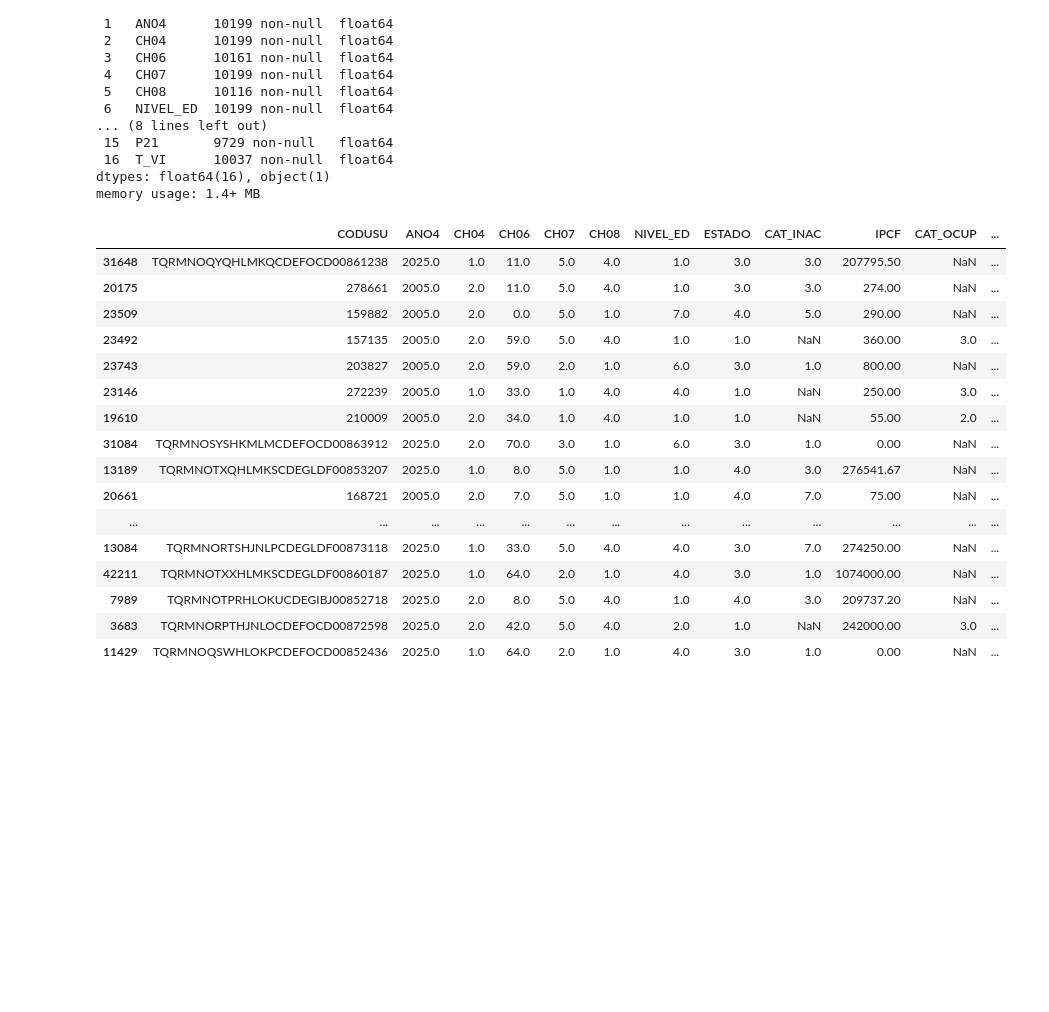
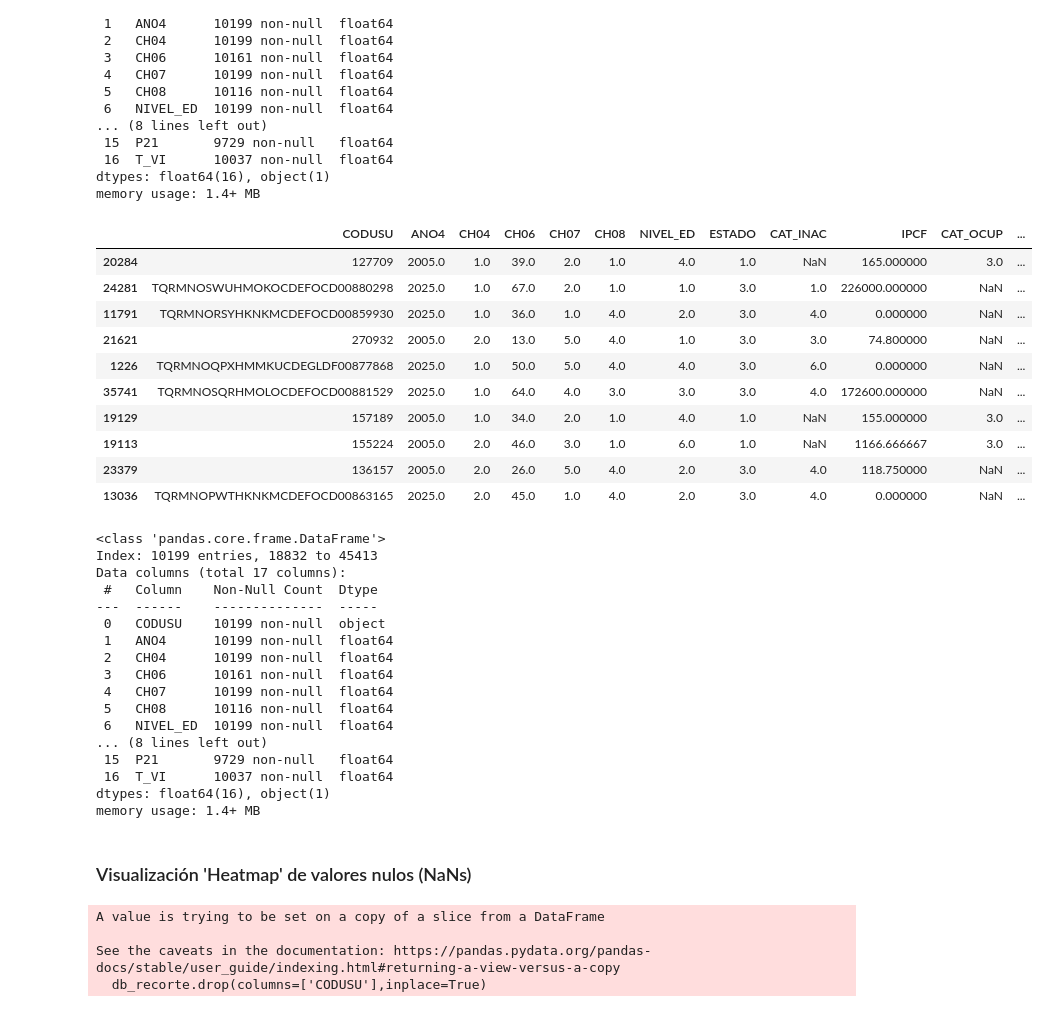
Before and after one commit to StefanoPistoia/Big-Data-Grupo-2, a Jupyter notebook: TP2/BigData_TP2_Grupo2.ipynb, the cells around one changed output. Saved outputs shown, nothing was run; the diff lists cells and outputs as text; code cells hidden in the pictures; blank space fills up the shorter version.

```diff
--- a/TP2/BigData_TP2_Grupo2.ipynb
+++ b/TP2/BigData_TP2_Grupo2.ipynb
@@ -568,22 +570,38 @@ Data columns (total 17 columns):
 dtypes: float64(16), object(1)
 memory usage: 1.4+ MB
 # %%
-db_recorte.sample(20)
+db_recorte.sample(10)
 # %% [output]
 |  | CODUSU | ANO4 | CH04 | CH06 | CH07 | CH08 | NIVEL_ED | ESTADO | CAT_INAC | IPCF | CAT_OCUP | ... |
-| 31648 | TQRMNOQYQHLMKQCDEFOCD00861238 | 2025.0 | 1.0 | 11.0 | 5.0 | 4.0 | 1.0 | 3.0 | 3.0 | 207795.50 | NaN | ... |
-| 20175 | 278661 | 2005.0 | 2.0 | 11.0 | 5.0 | 4.0 | 1.0 | 3.0 | 3.0 | 274.00 | NaN | ... |
-| 23509 | 159882 | 2005.0 | 2.0 | 0.0 | 5.0 | 1.0 | 7.0 | 4.0 | 5.0 | 290.00 | NaN | ... |
-| 23492 | 157135 | 2005.0 | 2.0 | 59.0 | 5.0 | 4.0 | 1.0 | 1.0 | NaN | 360.00 | 3.0 | ... |
-| 23743 | 203827 | 2005.0 | 2.0 | 59.0 | 2.0 | 1.0 | 6.0 | 3.0 | 1.0 | 800.00 | NaN | ... |
-| 23146 | 272239 | 2005.0 | 1.0 | 33.0 | 1.0 | 4.0 | 4.0 | 1.0 | NaN | 250.00 | 3.0 | ... |
-| 19610 | 210009 | 2005.0 | 2.0 | 34.0 | 1.0 | 4.0 | 1.0 | 1.0 | NaN | 55.00 | 2.0 | ... |
-| 31084 | TQRMNOSYSHKMLMCDEFOCD00863912 | 2025.0 | 2.0 | 70.0 | 3.0 | 1.0 | 6.0 | 3.0 | 1.0 | 0.00 | NaN | ... |
-| 13189 | TQRMNOTXQHLMKSCDEGLDF00853207 | 2025.0 | 1.0 | 8.0 | 5.0 | 1.0 | 1.0 | 4.0 | 3.0 | 276541.67 | NaN | ... |
-| 20661 | 168721 | 2005.0 | 2.0 | 7.0 | 5.0 | 1.0 | 1.0 | 4.0 | 7.0 | 75.00 | NaN | ... |
-| ... | ... | ... | ... | ... | ... | ... | ... | ... | ... | ... | ... | ... |
-| 13084 | TQRMNORTSHJNLPCDEGLDF00873118 | 2025.0 | 1.0 | 33.0 | 5.0 | 4.0 | 4.0 | 3.0 | 7.0 | 274250.00 | NaN | ... |
-| 42211 | TQRMNOTXXHLMKSCDEGLDF00860187 | 2025.0 | 1.0 | 64.0 | 2.0 | 1.0 | 4.0 | 3.0 | 1.0 | 1074000.00 | NaN | ... |
-| 7989 | TQRMNOTPRHLOKUCDEGIBJ00852718 | 2025.0 | 2.0 | 8.0 | 5.0 | 4.0 | 1.0 | 4.0 | 3.0 | 209737.20 | NaN | ... |
-| 3683 | TQRMNORPTHJNLOCDEFOCD00872598 | 2025.0 | 2.0 | 42.0 | 5.0 | 4.0 | 2.0 | 1.0 | NaN | 242000.00 | 3.0 | ... |
-| 11429 | TQRMNOQSWHLOKPCDEFOCD00852436 | 2025.0 | 1.0 | 64.0 | 2.0 | 1.0 | 4.0 | 3.0 | 1.0 | 0.00 | NaN | ... |
+| 20284 | 127709 | 2005.0 | 1.0 | 39.0 | 2.0 | 1.0 | 4.0 | 1.0 | NaN | 165.000000 | 3.0 | ... |
+| 24281 | TQRMNOSWUHMOKOCDEFOCD00880298 | 2025.0 | 1.0 | 67.0 | 2.0 | 1.0 | 1.0 | 3.0 | 1.0 | 226000.000000 | NaN | ... |
+| 11791 | TQRMNORSYHKNKMCDEFOCD00859930 | 2025.0 | 1.0 | 36.0 | 1.0 | 4.0 | 2.0 | 3.0 | 4.0 | 0.000000 | NaN | ... |
+| 21621 | 270932 | 2005.0 | 2.0 | 13.0 | 5.0 | 4.0 | 1.0 | 3.0 | 3.0 | 74.800000 | NaN | ... |
+| 1226 | TQRMNOQPXHMMKUCDEGLDF00877868 | 2025.0 | 1.0 | 50.0 | 5.0 | 4.0 | 4.0 | 3.0 | 6.0 | 0.000000 | NaN | ... |
+| 35741 | TQRMNOSQRHMOLOCDEFOCD00881529 | 2025.0 | 1.0 | 64.0 | 4.0 | 3.0 | 3.0 | 3.0 | 4.0 | 172600.000000 | NaN | ... |
+| 19129 | 157189 | 2005.0 | 1.0 | 34.0 | 2.0 | 1.0 | 4.0 | 1.0 | NaN | 155.000000 | 3.0 | ... |
+| 19113 | 155224 | 2005.0 | 2.0 | 46.0 | 3.0 | 1.0 | 6.0 | 1.0 | NaN | 1166.666667 | 3.0 | ... |
+| 23379 | 136157 | 2005.0 | 2.0 | 26.0 | 5.0 | 4.0 | 2.0 | 3.0 | 4.0 | 118.750000 | NaN | ... |
+| 13036 | TQRMNOPWTHKNKMCDEFOCD00863165 | 2025.0 | 2.0 | 45.0 | 1.0 | 4.0 | 2.0 | 3.0 | 4.0 | 0.000000 | NaN | ... |
+# %%
+db_recorte.info(verbose = True)
+# %% [output]
+<class 'pandas.core.frame.DataFrame'>
+Index: 10199 entries, 18832 to 45413
+Data columns (total 17 columns):
+ #   Column    Non-Null Count  Dtype
+---  ------    --------------  -----
+ 0   CODUSU    10199 non-null  object
+ 1   ANO4      10199 non-null  float64
+ 2   CH04      10199 non-null  float64
+ 3   CH06      10161 non-null  float64
+ 4   CH07      10199 non-null  float64
+ 5   CH08      10116 non-null  float64
+ 6   NIVEL_ED  10199 non-null  float64
+... (8 lines left out)
+ 15  P21       9729 non-null   float64
+ 16  T_VI      10037 non-null  float64
+dtypes: float64(16), object(1)
+memory usage: 1.4+ MB
+# %% [markdown]
+### Visualización 'Heatmap' de valores nulos (NaNs)
@@ -589,0 +614,7 @@ db_recorte.sample(20)
+# %%
+db_recorte.drop(columns=['CODUSU'],inplace=True)
+# %% [output]
+A value is trying to be set on a copy of a slice from a DataFrame
+
+See the caveats in the documentation: https://pandas.pydata.org/pandas-docs/stable/user_guide/indexing.html#returning-a-view-versus-a-copy
+  db_recorte.drop(columns=['CODUSU'],inplace=True)
```
Also changed, not shown: parts of 23 cells of this notebook.
